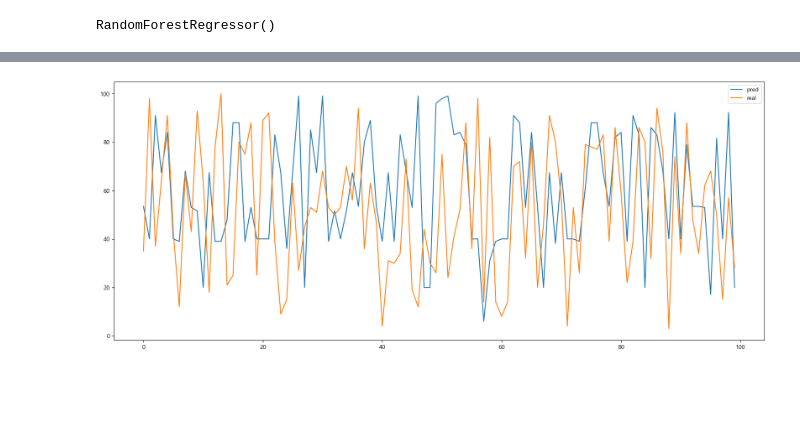
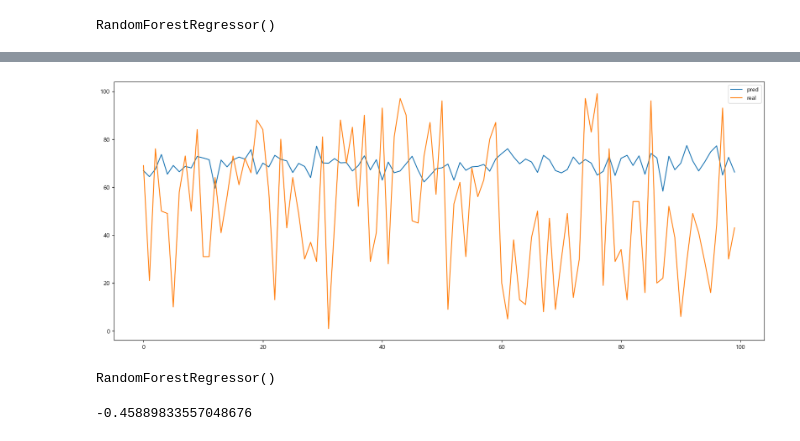
Before and after one commit to CG05/BillboardAnalitics, a Jupyter notebook: modeltest/randomForestTest.ipynb, the cells around one changed output, grey strips where cells are left out. Drawn from its saved outputs; the diff is of its cells as text; code cells hidden in the pictures; blank space fills up the shorter version.

```diff
--- a/modeltest/randomForestTest.ipynb
+++ b/modeltest/randomForestTest.ipynb
@@ -23,0 +88,13 @@ print(X_test.shape, y_test.shape)
+# %%
+def sequenceFlatter(X):
+    temp = []
+    for x in X:
+        for i in x:
+            temp.append(i)
+    temp = np.array(temp)
+    return temp
+# %%
+X_train = sequenceFlatter(X_train)
+X_test = sequenceFlatter(X_test)
+y_train = sequenceFlatter(y_train)
+y_test = sequenceFlatter(y_test)
@@ -28,7 +111,7 @@ from sklearn.ensemble import RandomForestRegressor
 
 rf = RandomForestRegressor()
 
-rf.fit(X_train, y_train.to_numpy().ravel())
+rf.fit(X_train, y_train)
 # %% [output]
 RandomForestRegressor()
 # %%
@@ -45,8 +128,8 @@ test_idx = np.random.choice(X_test.shape[0], 100)
 # %%
 # 랜덤 추출한 인덱스를 통해 테스트 데이터와 라벨 생성
 
-X_test_sample = X_test.iloc[test_idx]
-y_test_sample = y_test.iloc[test_idx]
+X_test_sample = X_test[test_idx]
+y_test_sample = y_test[test_idx]
 # %%
 # 테스트 데이터 예측
 
@@ -68,10 +147,10 @@ matplotlib.rcParams['axes.unicode_minus'] = False
 # %%
 # 그래프 시각화
 
 plt.figure(figsize=(20,8))
 plt.plot(pred, label='pred')
-plt.plot(real, label='real')
+plt.plot(y_test_sample, label='real')
 plt.legend()
 plt.show()
 # %% [output]
-[figure, old version]
+[figure, new version]
@@ -79,0 +165,10 @@ plt.show()
+# %%
+rf_std = RandomForestRegressor()
+
+rf_std.fit(X_train_std, y_train_std)
+# %% [output]
+RandomForestRegressor()
+# %%
+rf_std.score(X_test_std, y_test)
+# %% [output]
+-0.45889833557048676
```
Also changed, not shown: parts of 20 cells of this notebook, 2 other files.
